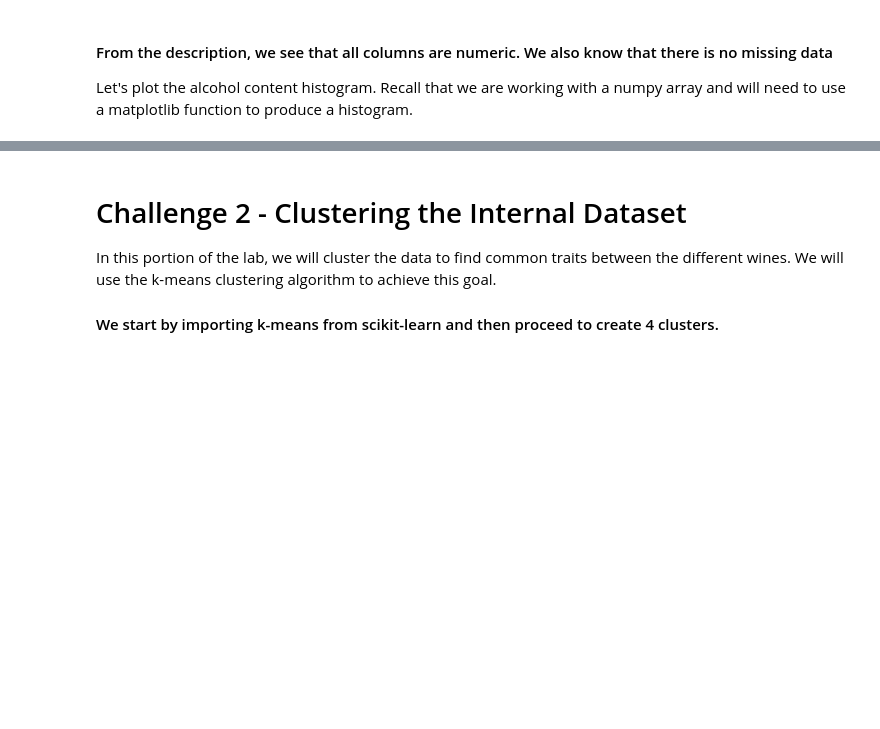
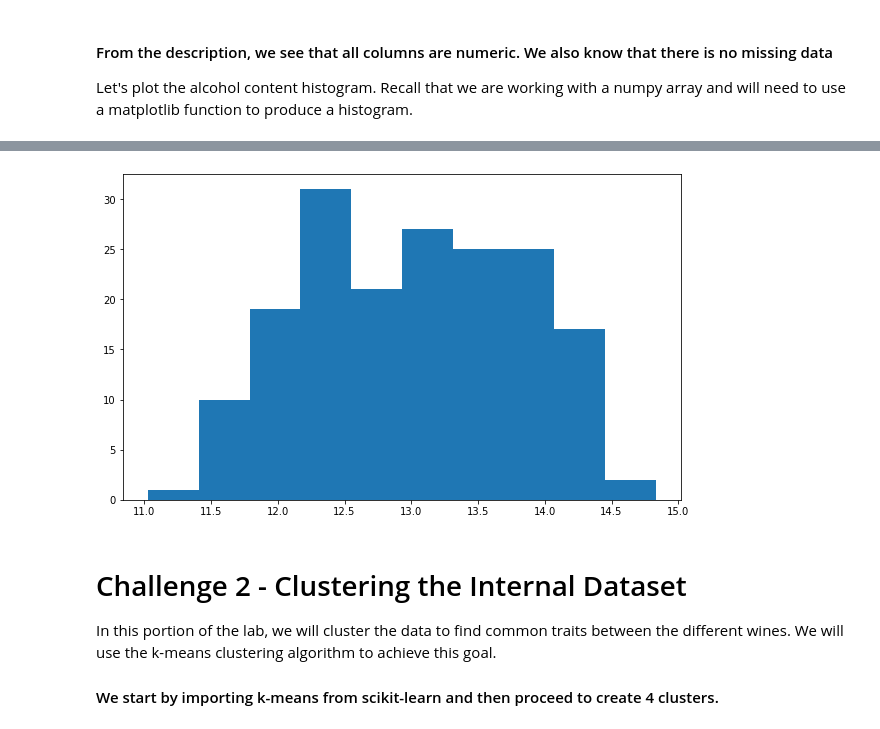
Before and after one commit to ta-datapt-bcn/lab-unsupervised-learning-and-sklearn, a Jupyter notebook: your-code/main.ipynb, the cells around one changed output, grey strips where cells are left out. Saved outputs shown, nothing was run; the diff lists cells and outputs as text; code cells hidden in the pictures; blank space fills up the shorter version.

```diff
--- a/your-code/main.ipynb
+++ b/your-code/main.ipynb
@@ -8,3 +6,14 @@
+# %%
+import pandas as pd
+import numpy as np
+from datetime import datetime
+
+import matplotlib.pyplot as plt
+import seaborn as sns
+plt.rcParams['figure.figsize'] = (10,6)
+
+from sklearn.cluster import KMeans
+from sklearn.preprocessing import LabelEncoder
 # %% [markdown]
 # Challenge 1 -  Explore the Internal Dataset
 
@@ -20,2 +27,4 @@ In the cell below, use the `load_wine` function and assign the wine dataset to a
+# %%
+wine = load_wine()
 # %% [markdown]
 In the next step, list the keys of the variable `wine` to examine its contents. Note that the `load_wine` function does not return dataframes. It returns you a Python dictionary.
@@ -27,0 +37,3 @@ Next, list the feature names. These are the different characteristics of the win
+# %%
+feature_names = wine.feature_names
+feature_names
@@ -41,0 +98,11 @@ Let's plot the alcohol content histogram. Recall that we are working with a nump
+# %%
+# I'll assign each feature name to its dataset values
+col_num = 0
+for feature in feature_names:
+    wine[feature] = wine.data[:,col_num]
+    col_num += 1
+
+# Another option:
+# for i in range(len(feature_names)):
+#     wine[feature_names[i]] = wine.data[:,i]
+#     print(feature_names[i], wine[feature_names[i]])
@@ -42,3 +132,7 @@ Let's plot the alcohol content histogram. Recall that we are working with a nump
+# %%
+_ = plt.hist(wine['alcohol'])
+# %% [output]
+[figure, added]
 # %% [markdown]
 # Challenge 2 - Clustering the Internal Dataset
 
```
Also changed, not shown: parts of 77 cells of this notebook, 1 other file.
